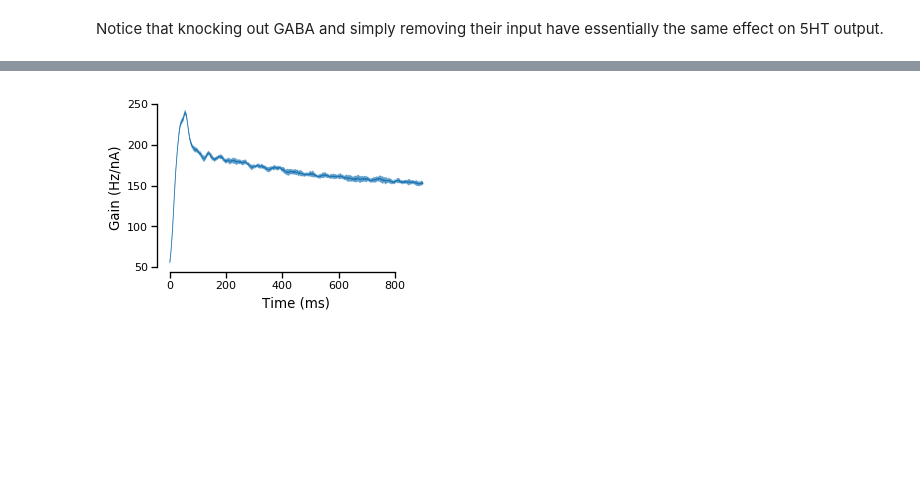
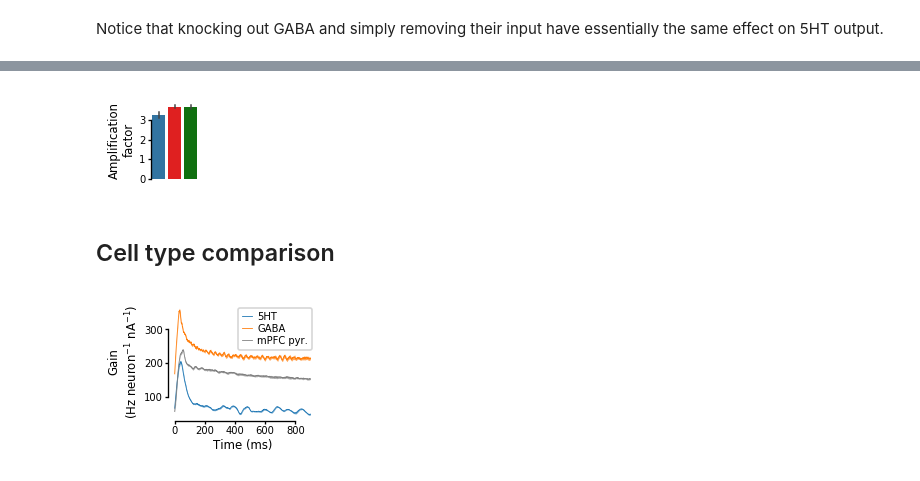
Before and after one commit to nauralcodinglab/raphegif, a Jupyter notebook: figs/scripts/writeup/gain_illustration.ipynb, the cells around one changed output, grey strips where cells are left out. Drawn from its saved outputs; the diff is of its cells as text; code cells hidden in the pictures; blank space fills up the shorter version.

```diff
--- a/figs/scripts/writeup/gain_illustration.ipynb
+++ b/figs/scripts/writeup/gain_illustration.ipynb
@@ -930,13 +611,48 @@ Step amplitudes [0.05338645 0.1178309 ] (nA) are shown.
+# %%
+plt.figure(figsize=(1.0, 1))
+
+plt.subplot(111)
+sns.barplot(
+    x='variable',
+    y='value',
+    data = pd.DataFrame({
+        'Base model': get_gain_ratio('DRN', 'base', 'base', 'Principal PSTH'),
+        'GABA removed': get_gain_ratio('DRN', 'KO', 'base', 'Principal PSTH'),
+        'Endocannabinoid-ish': get_gain_ratio('DRN', 'noinput', 'base', 'Principal PSTH')
+    }).melt(),
+    order=['Base model', 'GABA removed', 'Endocannabinoid-ish'],
+    palette = [colors['ser'], 'red', 'green'],
+    ci='sd'
+)
+plt.ylabel('Amplification\nfactor')
+plt.xlabel('')
+plt.xticks([], rotation=45, ha='right')
+
+pltools.hide_border('trb', trim=True)
+
+plt.subplots_adjust(left=0.55, bottom=0.2, top=0.85, right=0.95)
+
+if IMG_PATH is not None:
+    plt.savefig(os.path.join(IMG_PATH, 'som_and_gain_ratio.png'))
+# %% [output]
+[figure, added]
+# %% [markdown]
+## Cell type comparison
 # %%
+plt.figure(figsize=(2, 1.5))
+
 plt.subplot(111)
-visualizer.plot_gain('mPFC', 'KO', 'base', 'Principal PSTH')
+visualizer.plot_gain('DRN', 'KO', 'base', 'Principal PSTH', color=colors['ser'], label='5HT')
+visualizer.plot_gain('DRN', 'base', 'base', 'GABA PSTH', color=colors['som'], label='GABA')
+visualizer.plot_gain('mPFC', 'KO', 'base', 'Principal PSTH', color=colors['pyr'], label='mPFC pyr.')
 plt.xlabel('Time (ms)')
-plt.ylabel('Gain (Hz/nA)')
+plt.ylabel('Gain\n(Hz neuron$^{-1}$ nA$^{-1}$)')
+plt.legend()
 
 sns.despine(trim=True)
 plt.tight_layout()
 
 if IMG_PATH is not None:
-    plt.savefig(os.path.join(IMG_PATH, 'mpfc_gain_illustration.png'))
+    plt.savefig(os.path.join(IMG_PATH, 'celltype_gain_illustration.png'))
 # %% [output]
-[figure, old version]
+[figure, new version]
```
Also changed, not shown: parts of 51 cells of this notebook.
